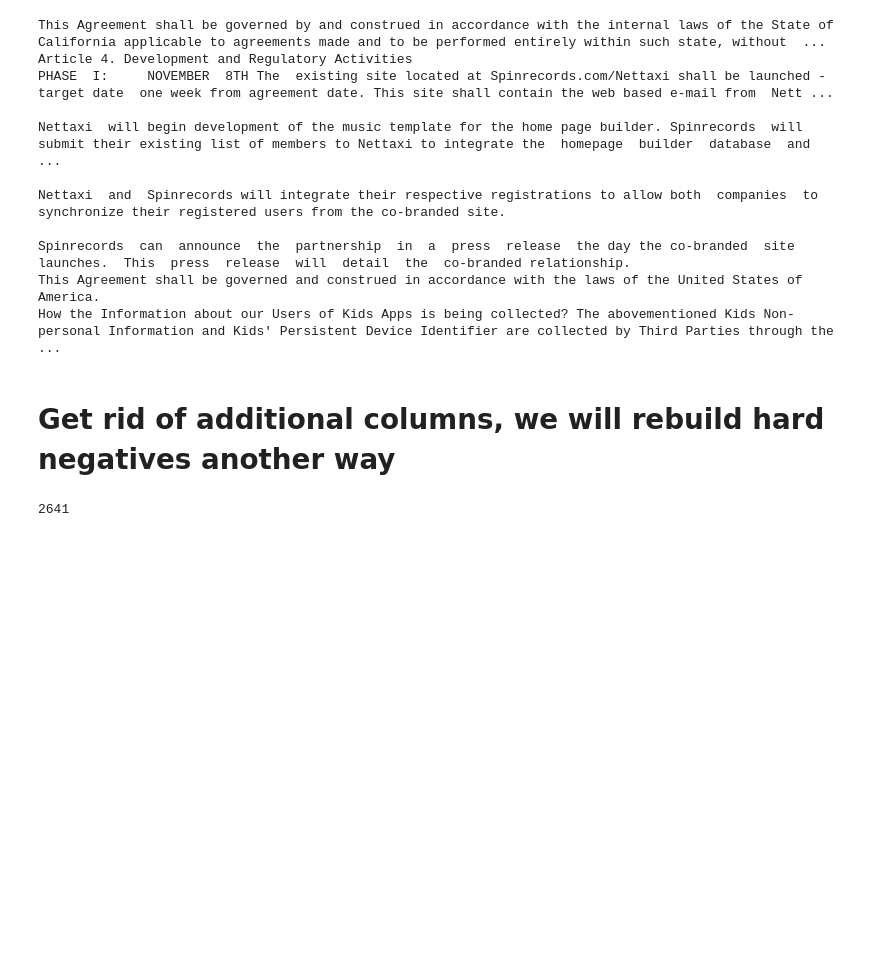
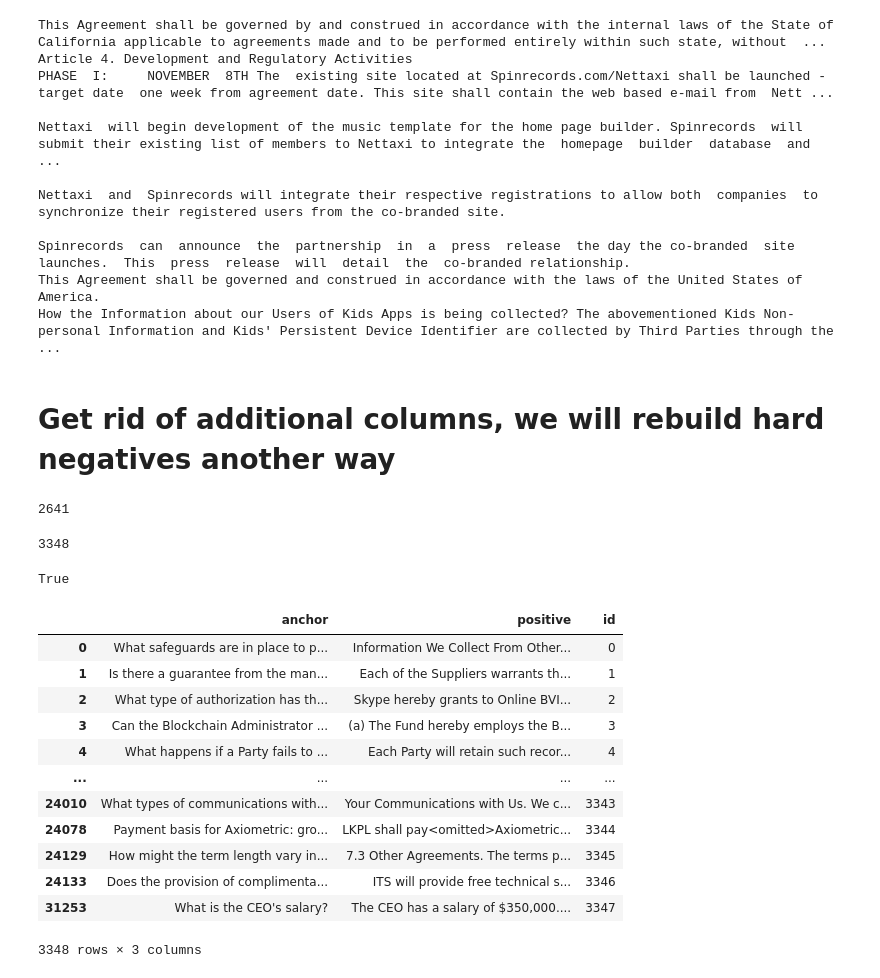
Before and after one commit to CNUClasses/embeddings, a Jupyter notebook: data/convert_to_json.ipynb, the cells around one changed output. Cells and saved outputs as stored; diff of their text form; code cells hidden in the pictures; blank space fills up the shorter version.

```diff
--- a/data/convert_to_json.ipynb
+++ b/data/convert_to_json.ipynb
@@ -126 +132,38 @@ len(tst)
+# %%
+# concatenate train and test
+df=pd.concat([trn,tst], axis=0)
+
+##get rid of all context duplicates then otherwise MNR loss will likely get a duplicate positive as a negative
+#lets try filtering on unique positives
+
+df=df.drop_duplicates(subset=['context'])
+print(len(df))
+df['id']=range(len(df))
+# %% [output]
+3348
+# %%
+df.rename(columns={'query': 'anchor', 'context':'positive'}, inplace=True)
+df.drop(columns=cols_trn_drop, inplace=True)
+# %%
+df.positive.nunique()==len(df)
+# %% [output]
+True
+# %%
+df.drop(columns= ['most_dissimilar_context', 'contract_name'], inplace=True)
+trn=df
+trn
+# %% [output]
+|  | anchor | positive | id |
+| 0 | What safeguards are in place to p... | Information We Collect From Other... | 0 |
+| 1 | Is there a guarantee from the man... | Each of the Suppliers warrants th... | 1 |
+| 2 | What type of authorization has th... | Skype hereby grants to Online BVI... | 2 |
+| 3 | Can the Blockchain Administrator ... | (a) The Fund hereby employs the B... | 3 |
+| 4 | What happens if a Party fails to ... | Each Party will retain such recor... | 4 |
+| ... | ... | ... | ... |
+| 24010 | What types of communications with... | Your Communications with Us. We c... | 3343 |
+| 24078 | Payment basis for Axiometric: gro... | LKPL shall pay<omitted>Axiometric... | 3344 |
+| 24129 | How might the term length vary in... | 7.3 Other Agreements. The terms p... | 3345 |
+| 24133 | Does the provision of complimenta... | ITS will provide free technical s... | 3346 |
+| 31253 | What is the CEO's salary? | The CEO has a salary of $350,000.... | 3347 |
+3348 rows × 3 columns
 # %%
```
Also changed, not shown: parts of 7 cells of this notebook, 5 other files.
